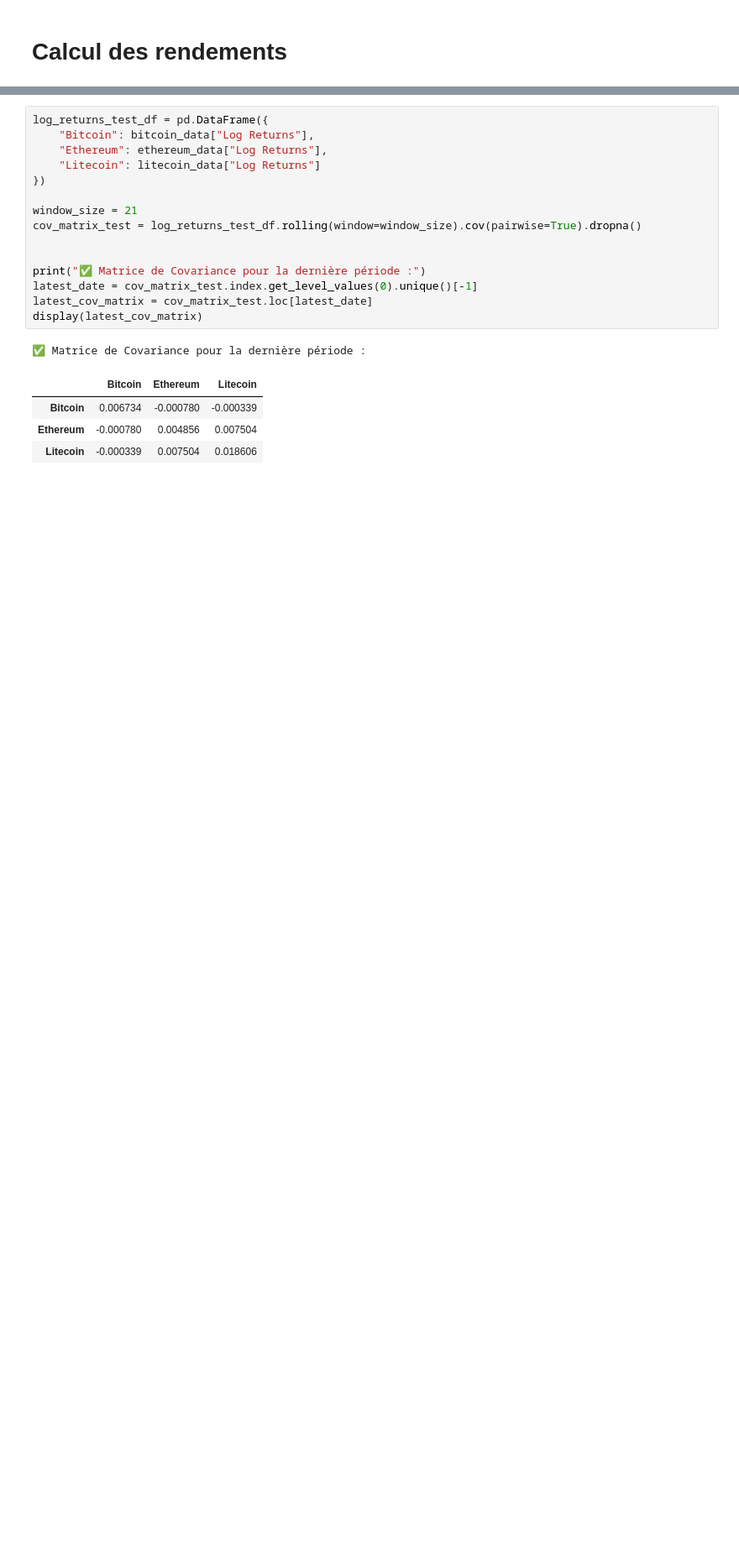
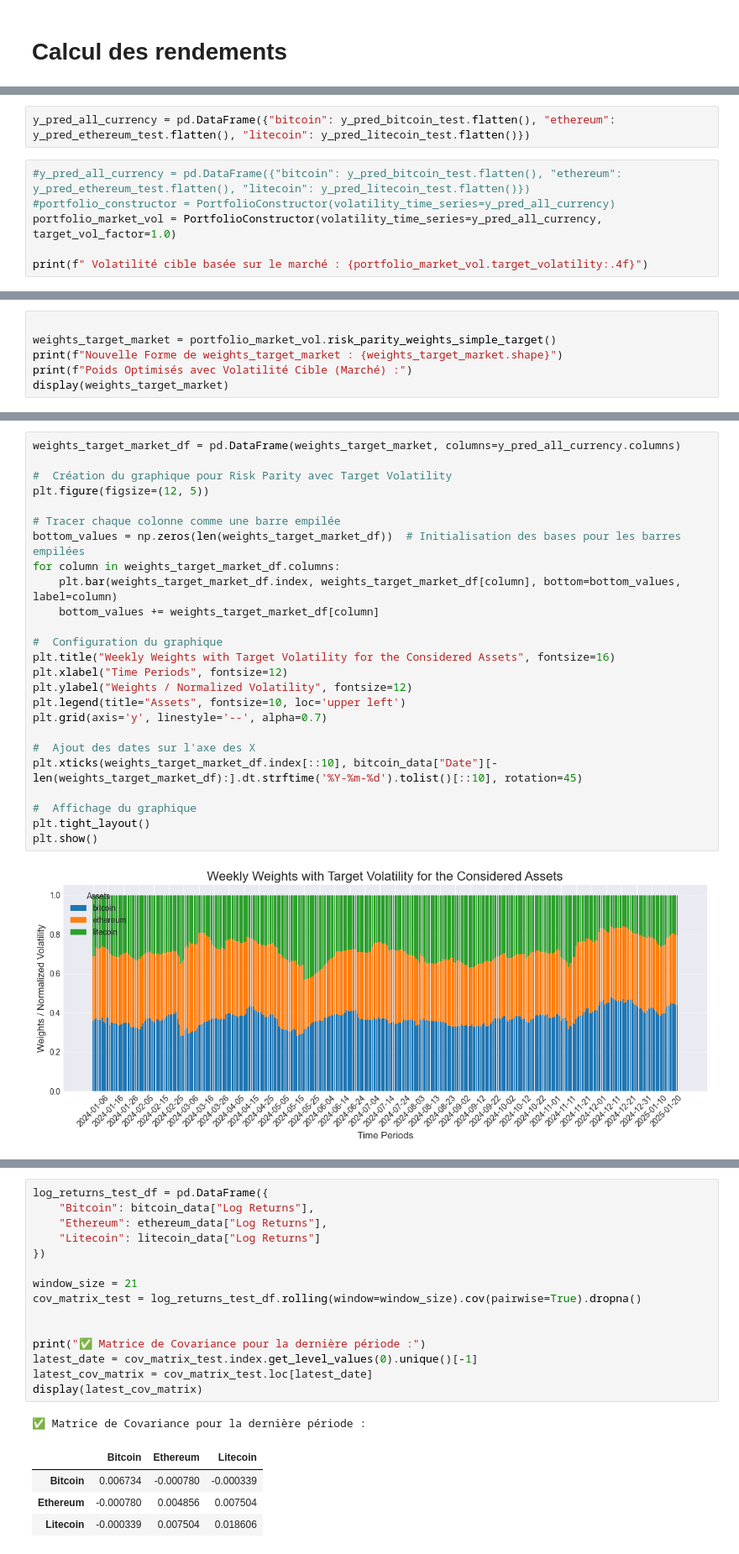
Before and after one commit to emmaebrl/crypto-volatility-lab, a Jupyter notebook: sandbox/all_currencies.ipynb, the cells around one changed output, grey strips where cells are left out. Shown at 84% size. Drawn from its saved outputs; the diff is of its cells as text; blank space fills up the shorter version.

```diff
--- a/sandbox/all_currencies.ipynb
+++ b/sandbox/all_currencies.ipynb
@@ -678,0 +686,8 @@ from crypto_volatility_lab.portfolio_optimization.portfolioConstructor import Po
+# %%
+y_pred_all_currency = pd.DataFrame({"bitcoin": y_pred_bitcoin_test.flatten(), "ethereum": y_pred_ethereum_test.flatten(), "litecoin": y_pred_litecoin_test.flatten()})
+# %%
+#y_pred_all_currency = pd.DataFrame({"bitcoin": y_pred_bitcoin_test.flatten(), "ethereum": y_pred_ethereum_test.flatten(), "litecoin": y_pred_litecoin_test.flatten()})
+#portfolio_constructor = PortfolioConstructor(volatility_time_series=y_pred_all_currency)
+portfolio_market_vol = PortfolioConstructor(volatility_time_series=y_pred_all_currency, target_vol_factor=1.0)
+
+print(f" Volatilité cible basée sur le marché : {portfolio_market_vol.target_volatility:.4f}")
@@ -678,0 +696,6 @@ from crypto_volatility_lab.portfolio_optimization.portfolioConstructor import Po
+# %%
+
+weights_target_market = portfolio_market_vol.risk_parity_weights_simple_target()
+print(f"Nouvelle Forme de weights_target_market : {weights_target_market.shape}")
+print(f"Poids Optimisés avec Volatilité Cible (Marché) :")
+display(weights_target_market)
@@ -678,0 +724,27 @@ from crypto_volatility_lab.portfolio_optimization.portfolioConstructor import Po
+# %%
+weights_target_market_df = pd.DataFrame(weights_target_market, columns=y_pred_all_currency.columns)
+
+#  Création du graphique pour Risk Parity avec Target Volatility
+plt.figure(figsize=(12, 5))
+
+# Tracer chaque colonne comme une barre empilée
+bottom_values = np.zeros(len(weights_target_market_df))  # Initialisation des bases pour les barres empilées
+for column in weights_target_market_df.columns:
+    plt.bar(weights_target_market_df.index, weights_target_market_df[column], bottom=bottom_values, label=column)
+    bottom_values += weights_target_market_df[column]
+
+#  Configuration du graphique
+plt.title("Weekly Weights with Target Volatility for the Considered Assets", fontsize=16)
+plt.xlabel("Time Periods", fontsize=12)
+plt.ylabel("Weights / Normalized Volatility", fontsize=12)
+plt.legend(title="Assets", fontsize=10, loc='upper left')
+plt.grid(axis='y', linestyle='--', alpha=0.7)
+
+#  Ajout des dates sur l'axe des X
+plt.xticks(weights_target_market_df.index[::10], bitcoin_data["Date"][-len(weights_target_market_df):].dt.strftime('%Y-%m-%d').tolist()[::10], rotation=45)
+
+#  Affichage du graphique
+plt.tight_layout()
+plt.show()
+# %% [output]
+[figure, added]
```
Also changed, not shown: parts of 19 cells of this notebook.
